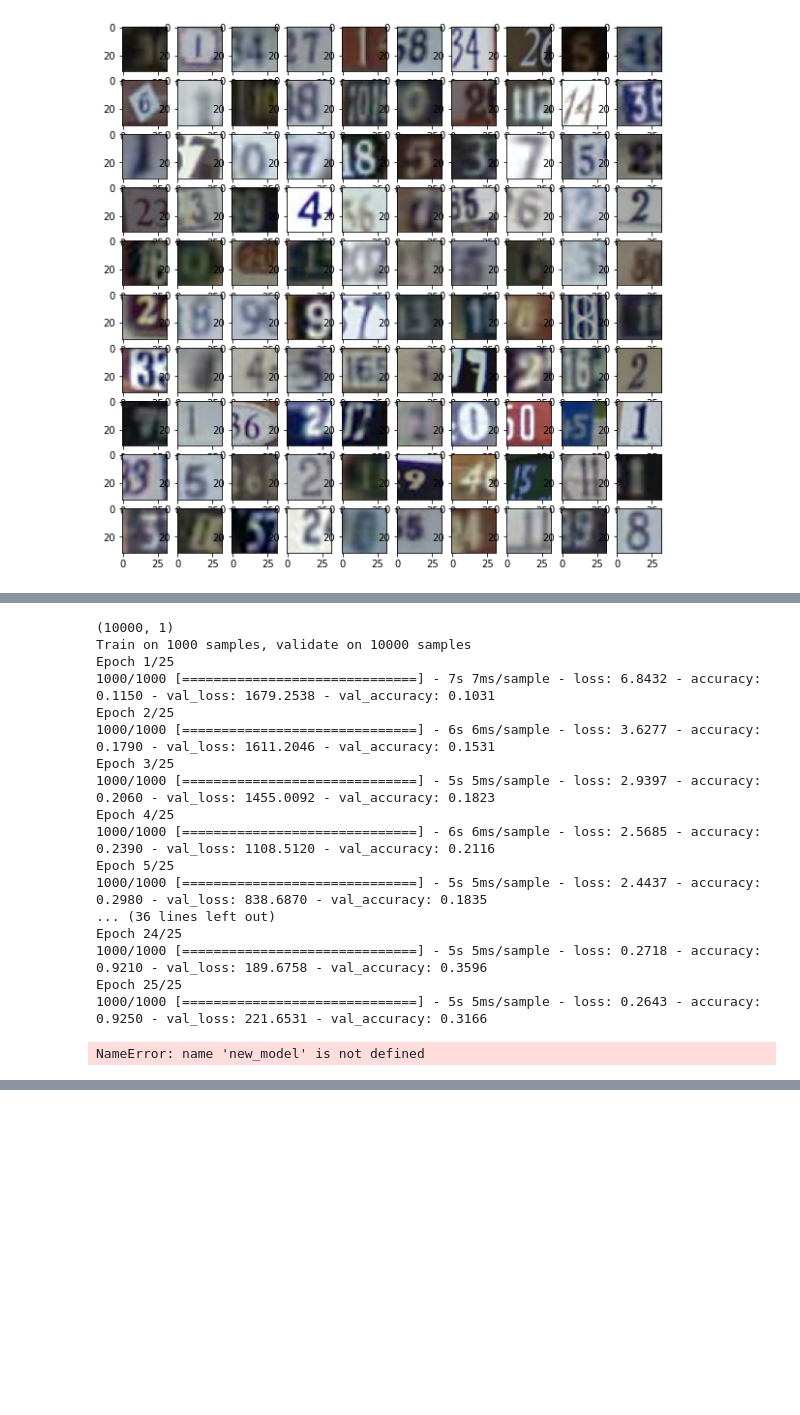
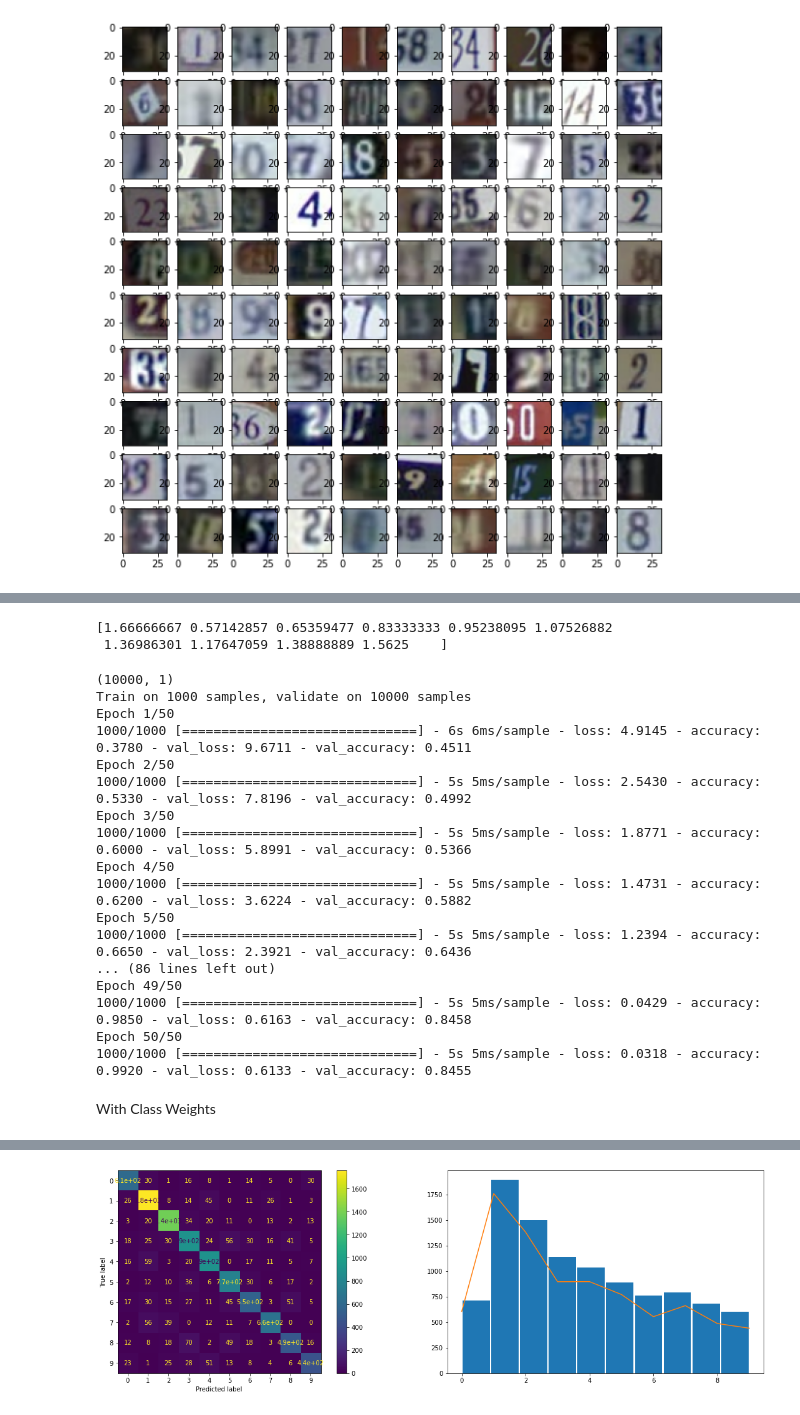
Before and after one commit to Jackhu-gc/CAB420Assignment1A, a Jupyter notebook: q3 part 3.ipynb, the cells around one changed output, grey strips where cells are left out. Drawn from its saved outputs; the diff is of its cells as text; code cells hidden in the pictures; blank space fills up the shorter version.

```diff
--- a/q3 part 3.ipynb
+++ b/q3 part 3.ipynb
@@ -93,5 +138,7 @@ for i in range(100):
 # %%
-model = keras.models.load_model(r'C:\Users\Callum\Desktop\cab420\CAB420Assignment1A\vgg_2stage_MNIST_bigger.h5')
+model_mnist = keras.models.load_model(r'C:\Users\Callum\Desktop\cab420\CAB420Assignment1A\vgg_3stage_MNIST_bigger.h5')
+model = model_mnist
+model_dataaug = model_mnist
 model.summary()
 # %% [output]
 Model: "simple_vgg"
@@ -135,33 +182,48 @@ for layer in model.layers:
 <tensorflow.python.keras.layers.core.Activation object at 0x...> True
 <tensorflow.python.keras.layers.core.Dropout object at 0x...> True
 <tensorflow.python.keras.layers.core.Dense object at 0x...> True
+# %%
+from sklearn.utils import class_weight
+class_weights = class_weight.compute_class_weight('balanced',
+                                                 numpy.unique(train_y.flatten()),
+                                                 train_y.flatten())
+print(class_weights)
+# %% [output]
+[1.66666667 0.57142857 0.65359477 0.83333333 0.95238095 1.07526882
+ 1.36986301 1.17647059 1.38888889 1.5625    ]
 # %%
+
+
+
 model.compile(loss=keras.losses.SparseCategoricalCrossentropy(from_logits=True),
               optimizer=keras.optimizers.RMSprop(),
               metrics=['accuracy'])
 print(test_y.shape)
 history = model.fit(resized_ar_train, train_y,
                         batch_size=128,
-                        epochs=25,
-                        validation_data=(resized_ar_test, test_y))
+                        epochs=128,
+                        validation_data=(resized_ar_test, test_y),
+                   class_weight=class_weights)
 # %% [output]
 (10000, 1)
 Train on 1000 samples, validate on 10000 samples
-Epoch 1/25
-1000/1000 [==============================] - 7s 7ms/sample - loss: 6.8432 - accuracy: 0.1150 - val_loss: 1679.2538 - val_accuracy: 0.1031
-Epoch 2/25
-1000/1000 [==============================] - 6s 6ms/sample - loss: 3.6277 - accuracy: 0.1790 - val_loss: 1611.2046 - val_accuracy: 0.1531
-Epoch 3/25
-1000/1000 [==============================] - 5s 5ms/sample - loss: 2.9397 - accuracy: 0.2060 - val_loss: 1455.0092 - val_accuracy: 0.1823
-Epoch 4/25
-1000/1000 [==============================] - 6s 6ms/sample - loss: 2.5685 - accuracy: 0.2390 - val_loss: 1108.5120 - val_accuracy: 0.2116
-Epoch 5/25
-1000/1000 [==============================] - 5s 5ms/sample - loss: 2.4437 - accuracy: 0.2980 - val_loss: 838.6870 - val_accuracy: 0.1835
-... (36 lines left out)
-Epoch 24/25
-1000/1000 [==============================] - 5s 5ms/sample - loss: 0.2718 - accuracy: 0.9210 - val_loss: 189.6758 - val_accuracy: 0.3596
-Epoch 25/25
-1000/1000 [==============================] - 5s 5ms/sample - loss: 0.2643 - accuracy: 0.9250 - val_loss: 221.6531 - val_accuracy: 0.3166
+Epoch 1/50
+1000/1000 [==============================] - 6s 6ms/sample - loss: 4.9145 - accuracy: 0.3780 - val_loss: 9.6711 - val_accuracy: 0.4511
+Epoch 2/50
+1000/1000 [==============================] - 5s 5ms/sample - loss: 2.5430 - accuracy: 0.5330 - val_loss: 7.8196 - val_accuracy: 0.4992
+Epoch 3/50
+1000/1000 [==============================] - 5s 5ms/sample - loss: 1.8771 - accuracy: 0.6000 - val_loss: 5.8991 - val_accuracy: 0.5366
+Epoch 4/50
+1000/1000 [==============================] - 5s 5ms/sample - loss: 1.4731 - accuracy: 0.6200 - val_loss: 3.6224 - val_accuracy: 0.5882
+Epoch 5/50
+1000/1000 [==============================] - 5s 5ms/sample - loss: 1.2394 - accuracy: 0.6650 - val_loss: 2.3921 - val_accuracy: 0.6436
+... (86 lines left out)
+Epoch 49/50
+1000/1000 [==============================] - 5s 5ms/sample - loss: 0.0429 - accuracy: 0.9850 - val_loss: 0.6163 - val_accuracy: 0.8458
+Epoch 50/50
+1000/1000 [==============================] - 5s 5ms/sample - loss: 0.0318 - accuracy: 0.9920 - val_loss: 0.6133 - val_accuracy: 0.8455
+# %% [markdown]
+With Class Weights
 # %%
 def eval_model(model, x_test, y_test):
     test_scores = model.evaluate(x_test, y_test, verbose=2)
@@ -170,19 +232,17 @@ def eval_model(model, x_test, y_test):
 
     pred = model.predict(x_test);
     indexes = tf.argmax(pred, axis=1)
-    gt_idx = tf.argmax(y_test, axis=1)
 
-    cm = confusion_matrix(gt_idx, indexes)
-    fig = plt.figure(figsize=[20, 20])
-    ax = fig.add_subplot(1, 1, 1)
-    c = ConfusionMatrixDisplay(cm, display_labels=range(49))
+    cm = confusion_matrix(y_test, indexes)
+    fig = plt.figure(figsize=[20, 6])
+    ax = fig.add_subplot(1, 2, 1)
+    c = ConfusionMatrixDisplay(cm, display_labels=range(10))
     c.plot(ax = ax)
 
-    fig = plt.figure(figsize=[20, 5])
-    ax = fig.add_subplot(1, 1, 1)
-    ax.hist(gt_idx, bins=len(numpy.diagonal(cm)), rwidth=0.95)
+    ax = fig.add_subplot(1, 2, 2)
+    ax.hist(y_test, bins=len(numpy.diagonal(cm)), rwidth=0.95)
     ax.plot(numpy.diagonal(cm))
-# %%
-eval_model(new_model, test, test_y)
-# %% [output]
-NameError: name 'new_model' is not defined
+# %%
+eval_model(model, resized_ar_test, test_y)
+print()
+# %% [output]
@@ -188,0 +252 @@ NameError: name 'new_model' is not defined
+[figure, added]
```
Also changed, not shown: parts of 8 cells of this notebook, 6 other files.
